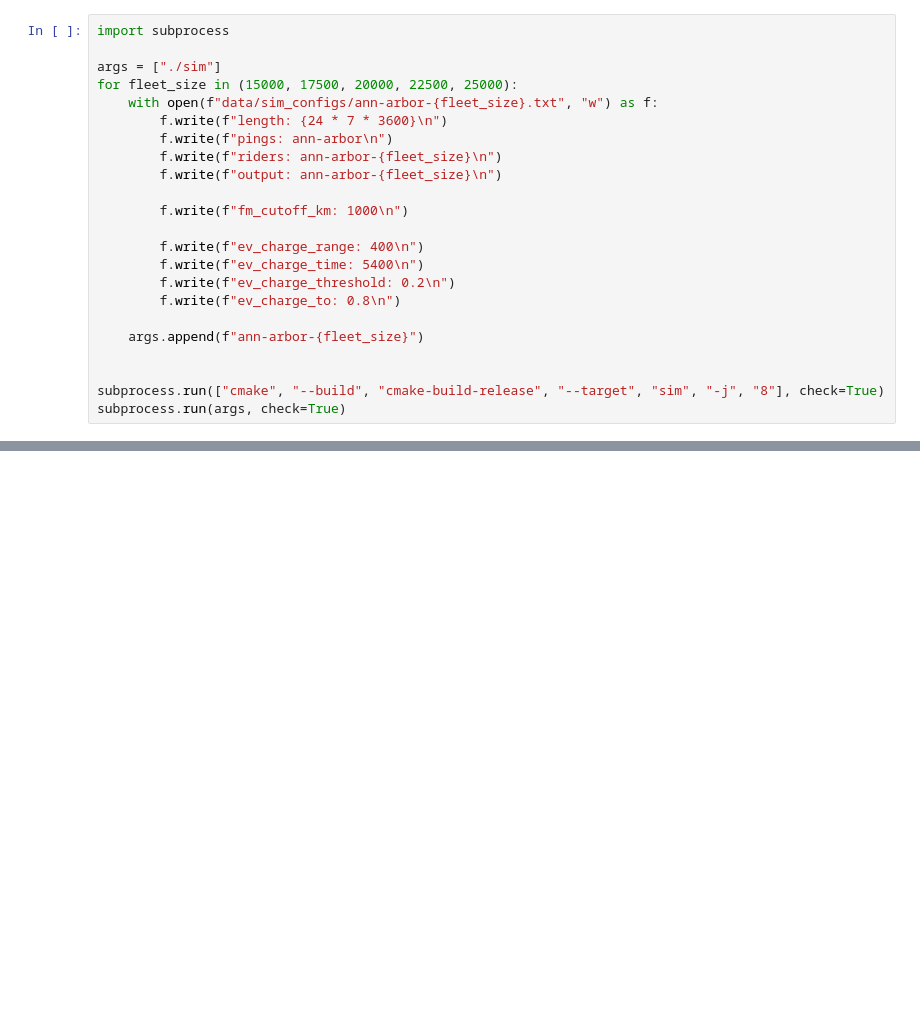
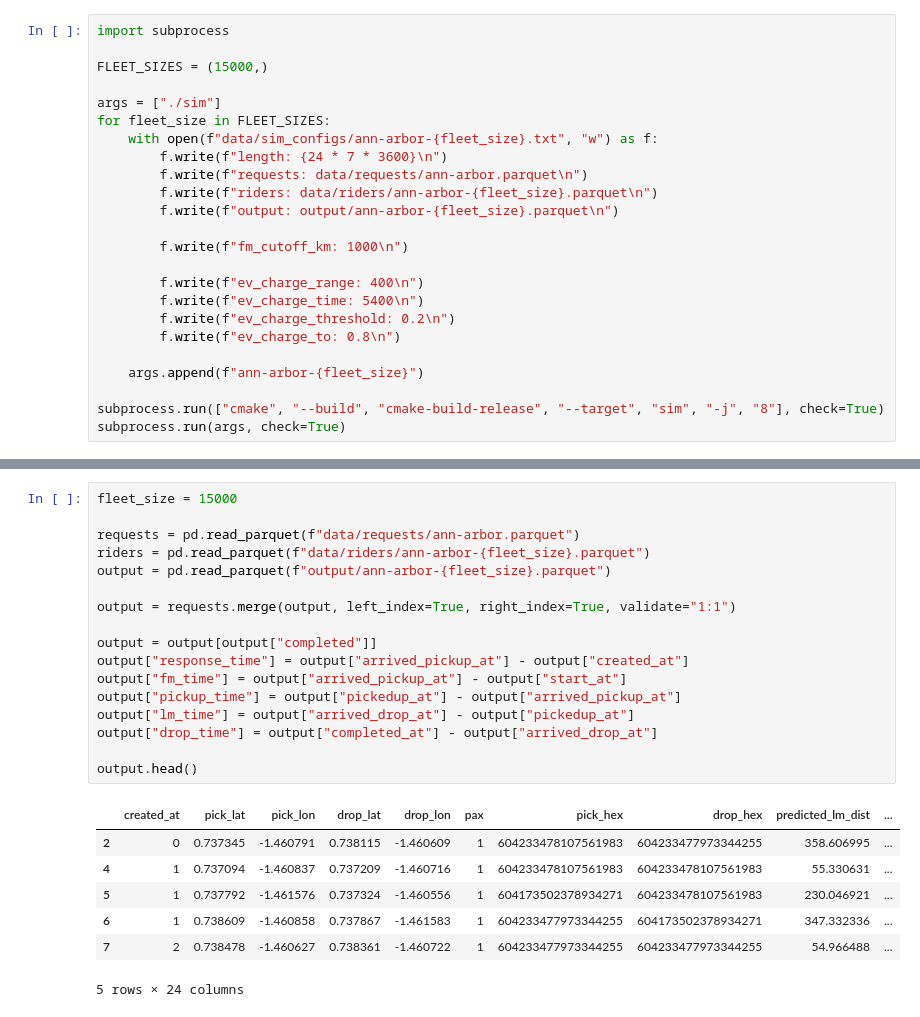
Before and after one commit to BhavyeMathur/av-sim, a Jupyter notebook: semcog.ipynb, the cells around one changed output, grey strips where cells are left out. Drawn from its saved outputs; the diff is of its cells as text; blank space fills up the shorter version.

```diff
--- a/semcog.ipynb
+++ b/semcog.ipynb
@@ -1,13 +10,15 @@
 # %%
 import subprocess
 
+FLEET_SIZES = (15000,)
+
 args = ["./sim"]
-for fleet_size in (15000, 17500, 20000, 22500, 25000):
+for fleet_size in FLEET_SIZES:
     with open(f"data/sim_configs/ann-arbor-{fleet_size}.txt", "w") as f:
         f.write(f"length: {24 * 7 * 3600}\n")
-        f.write(f"pings: ann-arbor\n")
-        f.write(f"riders: ann-arbor-{fleet_size}\n")
-        f.write(f"output: ann-arbor-{fleet_size}\n")
+        f.write(f"requests: data/requests/ann-arbor.parquet\n")
+        f.write(f"riders: data/riders/ann-arbor-{fleet_size}.parquet\n")
+        f.write(f"output: output/ann-arbor-{fleet_size}.parquet\n")
 
         f.write(f"fm_cutoff_km: 1000\n")
 
@@ -18,6 +29,5 @@ for fleet_size in (15000, 17500, 20000, 22500, 25000):
 
     args.append(f"ann-arbor-{fleet_size}")
 
-
 subprocess.run(["cmake", "--build", "cmake-build-release", "--target", "sim", "-j", "8"], check=True)
 subprocess.run(args, check=True)
@@ -264,0 +44,25 @@ for interchange in OVERPASSES_RAW:
+# %%
+fleet_size = 15000
+
+requests = pd.read_parquet(f"data/requests/ann-arbor.parquet")
+riders = pd.read_parquet(f"data/riders/ann-arbor-{fleet_size}.parquet")
+output = pd.read_parquet(f"output/ann-arbor-{fleet_size}.parquet")
+
+output = requests.merge(output, left_index=True, right_index=True, validate="1:1")
+
+output = output[output["completed"]]
+output["response_time"] = output["arrived_pickup_at"] - output["created_at"]
+output["fm_time"] = output["arrived_pickup_at"] - output["start_at"]
+output["pickup_time"] = output["pickedup_at"] - output["arrived_pickup_at"]
+output["lm_time"] = output["arrived_drop_at"] - output["pickedup_at"]
+output["drop_time"] = output["completed_at"] - output["arrived_drop_at"]
+
+output.head()
+# %% [output]
+|  | created_at | pick_lat | pick_lon | drop_lat | drop_lon | pax | pick_hex | drop_hex | predicted_lm_dist | ... |
+| 2 | 0 | 0.737345 | -1.460791 | 0.738115 | -1.460609 | 1 | 604233478107561983 | 604233477973344255 | 358.606995 | ... |
+| 4 | 1 | 0.737094 | -1.460837 | 0.737209 | -1.460716 | 1 | 604233478107561983 | 604233478107561983 | 55.330631 | ... |
+| 5 | 1 | 0.737792 | -1.461576 | 0.737324 | -1.460556 | 1 | 604173502378934271 | 604233478107561983 | 230.046921 | ... |
+| 6 | 1 | 0.738609 | -1.460858 | 0.737867 | -1.461583 | 1 | 604233477973344255 | 604173502378934271 | 347.332336 | ... |
+| 7 | 2 | 0.738478 | -1.460627 | 0.738361 | -1.460722 | 1 | 604233477973344255 | 604233477973344255 | 54.966488 | ... |
+5 rows × 24 columns
```
Also changed, not shown: parts of 10 cells of this notebook, 2 other files.
